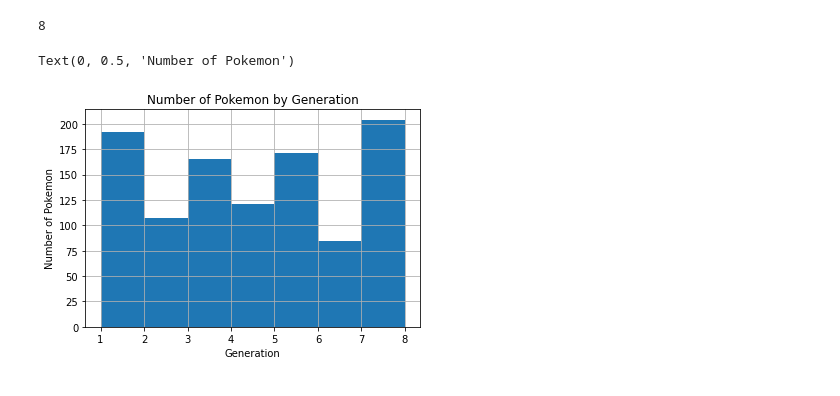
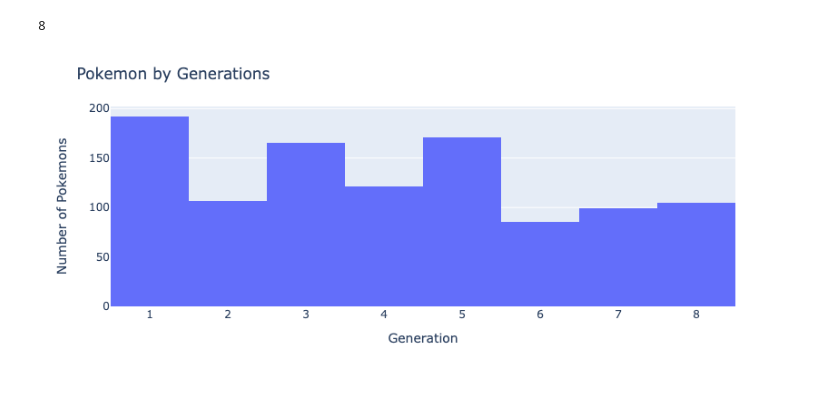
Before and after one commit to 1990Jasonlee/AirflowWeekend, a Jupyter notebook: Pokemon.ipynb, the cells around one changed output. Saved outputs shown, nothing was run; the diff lists cells and outputs as text; code cells hidden in the pictures.

```diff
--- a/Pokemon.ipynb
+++ b/Pokemon.ipynb
@@ -100,11 +105,17 @@ df1['generation'].max()
 # %% [output]
 8
 # %%
-bins = [1, 2, 3, 4, 5, 6, 7, 8]
-df1['generation'].hist(bins=bins)
-plt.title('Number of Pokemon by Generation')
-plt.xlabel('Generation')
-plt.ylabel('Number of Pokemon')
+#bins = [1, 2, 3, 4, 5, 6, 7, 8]
+#df1['generation'].hist(bins=bins)
+#plt.title('Number of Pokemon by Generation')
+#plt.xlabel('Generation')
+#plt.ylabel('Number of Pokemon')
+
+fig1 = px.histogram(data_frame=df1,
+                    x='generation')
+fig1.update_layout(xaxis_title = 'Generation',
+                   yaxis_title = 'Number of Pokemons',
+                   title = 'Pokemon by Generations')
+fig1.show()
 # %% [output]
-Text(0, 0.5, 'Number of Pokemon')
-[figure, old version]
+[figure, new version]
```
Also changed, not shown: parts of 2 cells of this notebook, 2 other files.
